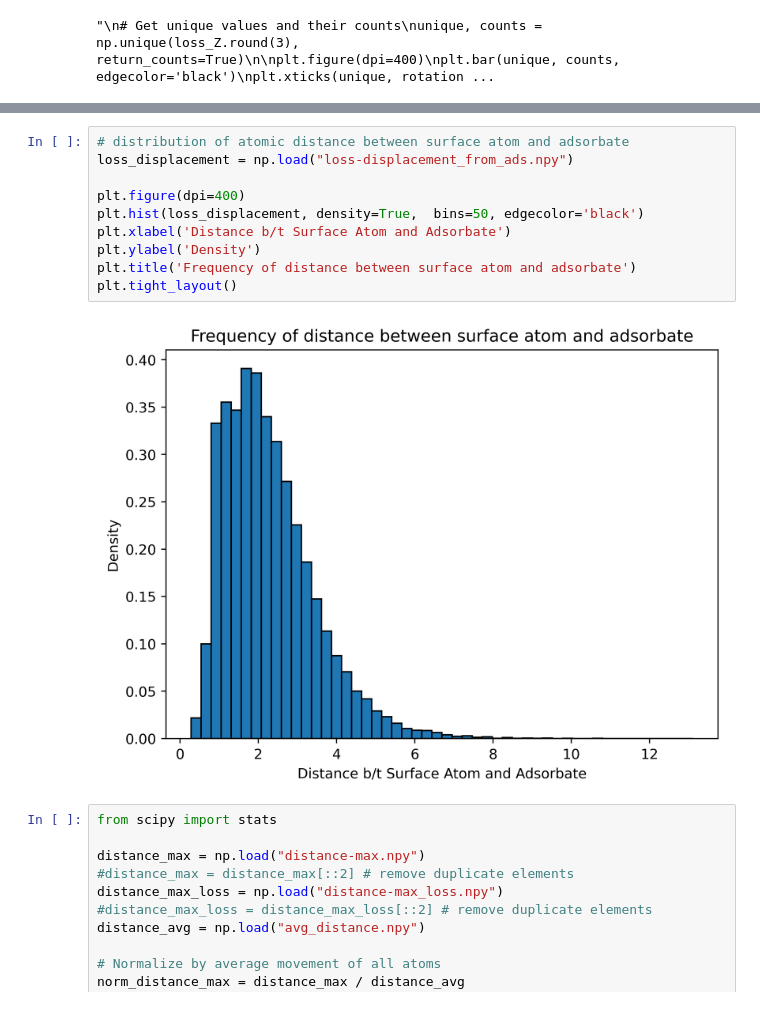
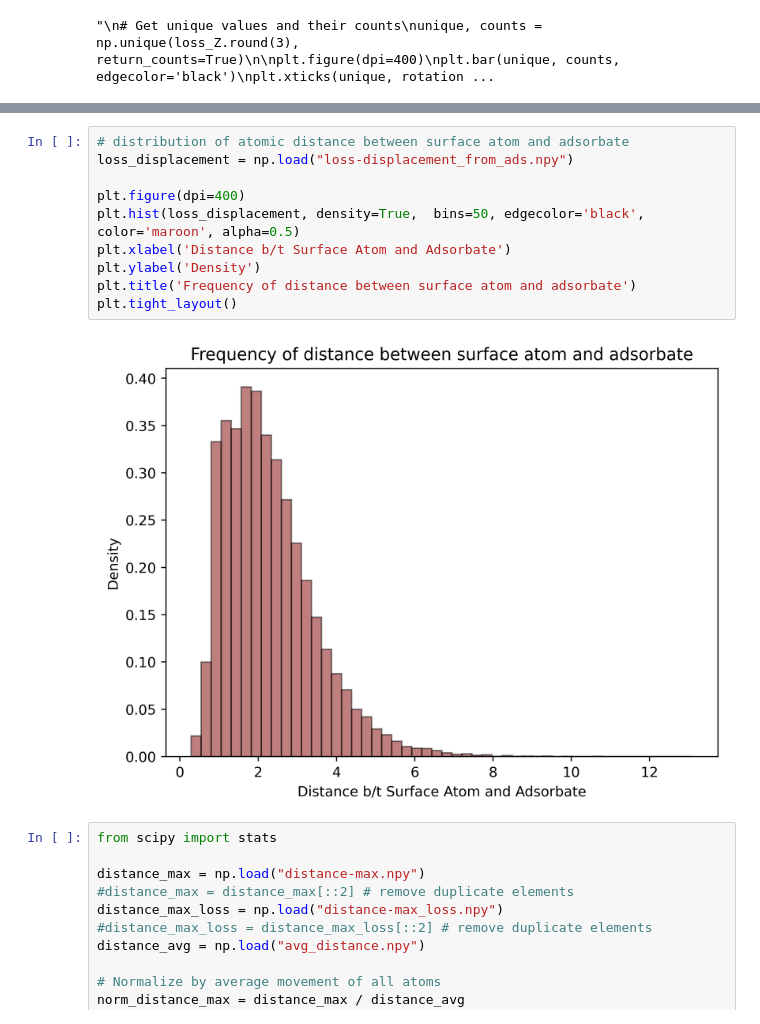
Before and after one commit to DeanMSweeney/gace, a Jupyter notebook: analysis/equiformerv2/loss_v_atom.ipynb, the cells around one changed output, grey strips where cells are left out. Cells and saved outputs as stored; diff of their text form.

```diff
--- a/analysis/equiformerv2/loss_v_atom.ipynb
+++ b/analysis/equiformerv2/loss_v_atom.ipynb
@@ -38,15 +38,15 @@ Text(0.5, 1.0, 'Frequency of Errors > 0.01 by Atom Tag')
 # %%
 # distribution of atomic distance between surface atom and adsorbate
 loss_displacement = np.load("loss-displacement_from_ads.npy")
 
 plt.figure(dpi=400)
-plt.hist(loss_displacement, density=True,  bins=50, edgecolor='black')
+plt.hist(loss_displacement, density=True,  bins=50, edgecolor='black', color='maroon', alpha=0.5)
 plt.xlabel('Distance b/t Surface Atom and Adsorbate')
 plt.ylabel('Density')
 plt.title('Frequency of distance between surface atom and adsorbate')
 plt.tight_layout()
 # %% [output]
-[figure, old version]
+[figure, new version]
 # %%
 from scipy import stats
 
```
Also changed, not shown: parts of 1 cell of this notebook, 36 other files.
